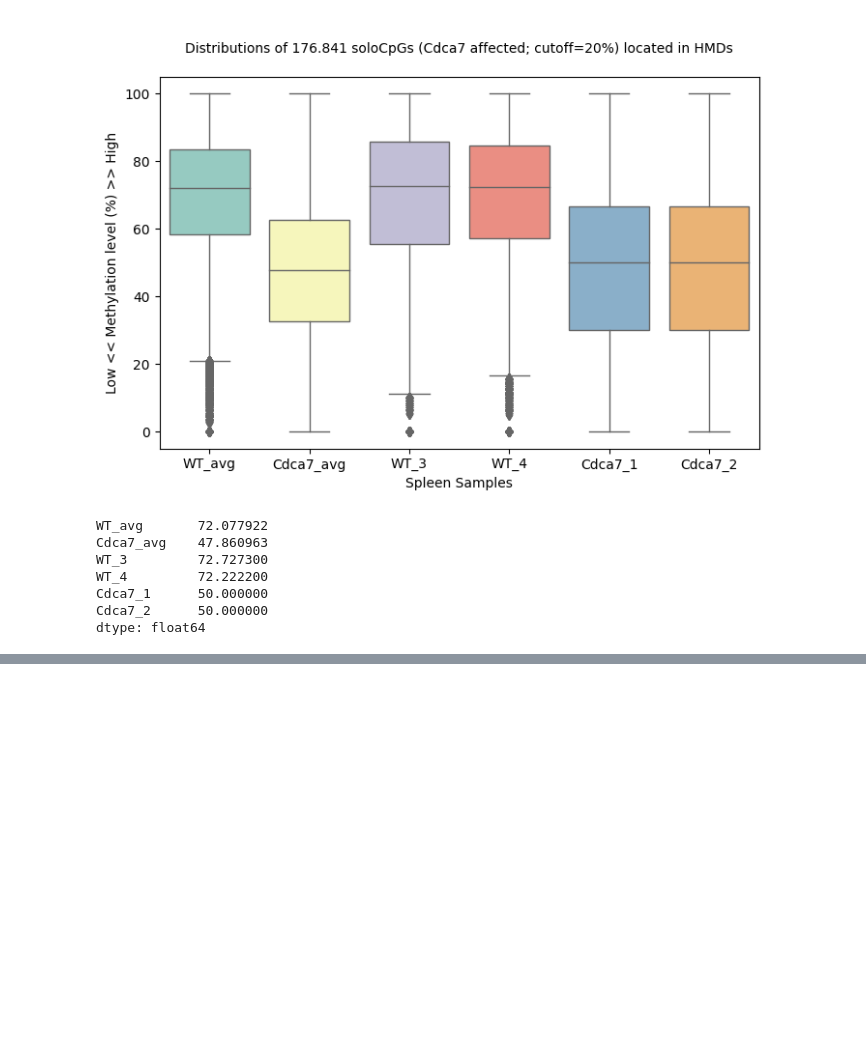
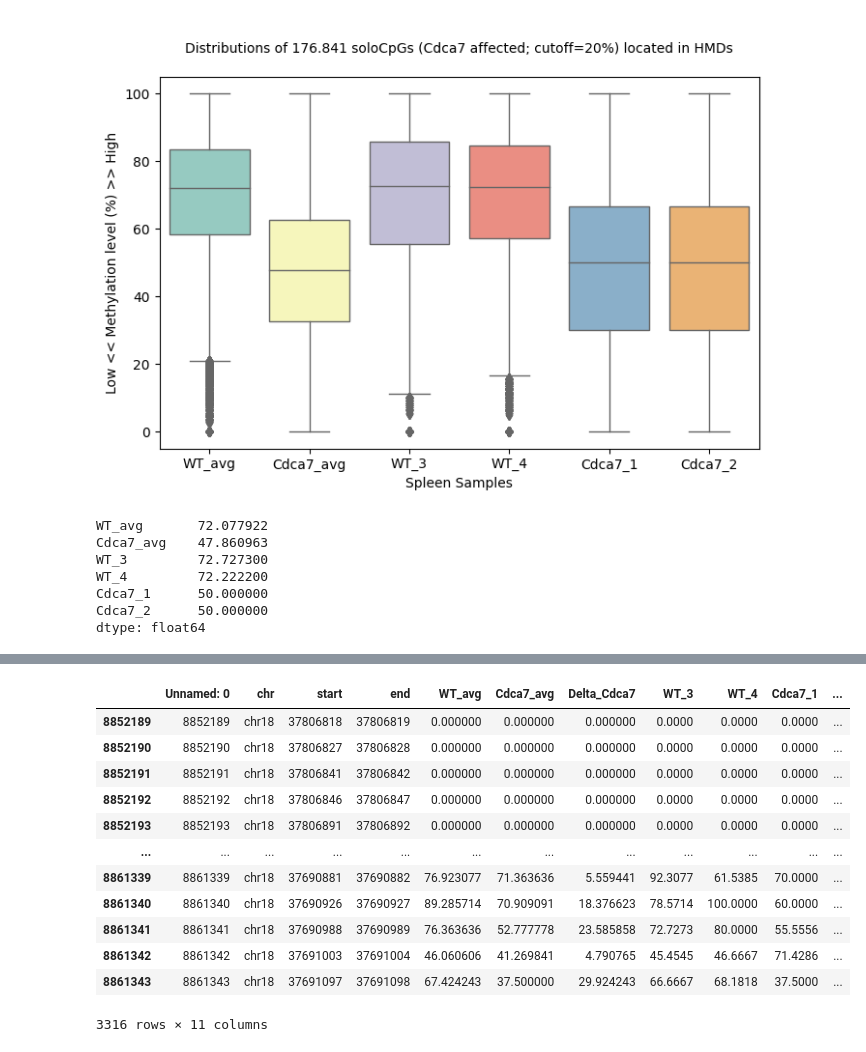
Before and after one commit to srkndgn/WGBS_spleen_soloCpGs, a Jupyter notebook: wgbs-spleen-solocpgs.ipynb, the cells around one changed output, grey strips where cells are left out. Drawn from its saved outputs; the diff is of its cells as text; code cells hidden in the pictures; blank space fills up the shorter version.

```diff
--- a/wgbs-spleen-solocpgs.ipynb
+++ b/wgbs-spleen-solocpgs.ipynb
@@ -555,0 +627,18 @@ dtype: float64
+# %%
+# filter more for spesific region chr18: 37658793-37838873  Pcdh_g cluster
+df_spleen_filtered_4 = df_spleen_filtered_1[(df_spleen_filtered_1["start"] >= 37658793) & (df_spleen_filtered_1["end"] <= 37838873)]
+df_spleen_filtered_4
+# %% [output]
+|  | Unnamed: 0 | chr | start | end | WT_avg | Cdca7_avg | Delta_Cdca7 | WT_3 | WT_4 | Cdca7_1 | ... |
+| 8852189 | 8852189 | chr18 | 37806818 | 37806819 | 0.000000 | 0.000000 | 0.000000 | 0.0000 | 0.0000 | 0.0000 | ... |
+| 8852190 | 8852190 | chr18 | 37806827 | 37806828 | 0.000000 | 0.000000 | 0.000000 | 0.0000 | 0.0000 | 0.0000 | ... |
+| 8852191 | 8852191 | chr18 | 37806841 | 37806842 | 0.000000 | 0.000000 | 0.000000 | 0.0000 | 0.0000 | 0.0000 | ... |
+| 8852192 | 8852192 | chr18 | 37806846 | 37806847 | 0.000000 | 0.000000 | 0.000000 | 0.0000 | 0.0000 | 0.0000 | ... |
+| 8852193 | 8852193 | chr18 | 37806891 | 37806892 | 0.000000 | 0.000000 | 0.000000 | 0.0000 | 0.0000 | 0.0000 | ... |
+| ... | ... | ... | ... | ... | ... | ... | ... | ... | ... | ... | ... |
+| 8861339 | 8861339 | chr18 | 37690881 | 37690882 | 76.923077 | 71.363636 | 5.559441 | 92.3077 | 61.5385 | 70.0000 | ... |
+| 8861340 | 8861340 | chr18 | 37690926 | 37690927 | 89.285714 | 70.909091 | 18.376623 | 78.5714 | 100.0000 | 60.0000 | ... |
+| 8861341 | 8861341 | chr18 | 37690988 | 37690989 | 76.363636 | 52.777778 | 23.585858 | 72.7273 | 80.0000 | 55.5556 | ... |
+| 8861342 | 8861342 | chr18 | 37691003 | 37691004 | 46.060606 | 41.269841 | 4.790765 | 45.4545 | 46.6667 | 71.4286 | ... |
+| 8861343 | 8861343 | chr18 | 37691097 | 37691098 | 67.424243 | 37.500000 | 29.924243 | 66.6667 | 68.1818 | 37.5000 | ... |
+3316 rows × 11 columns
```
Also changed, not shown: parts of 4 cells of this notebook.
